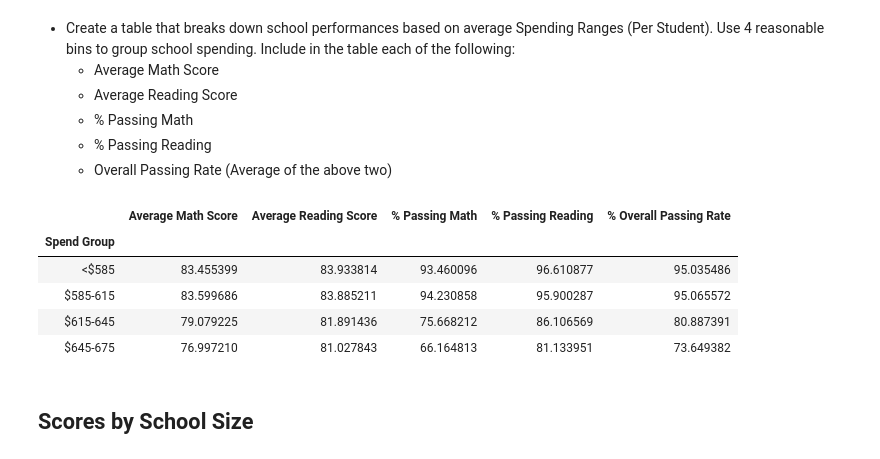
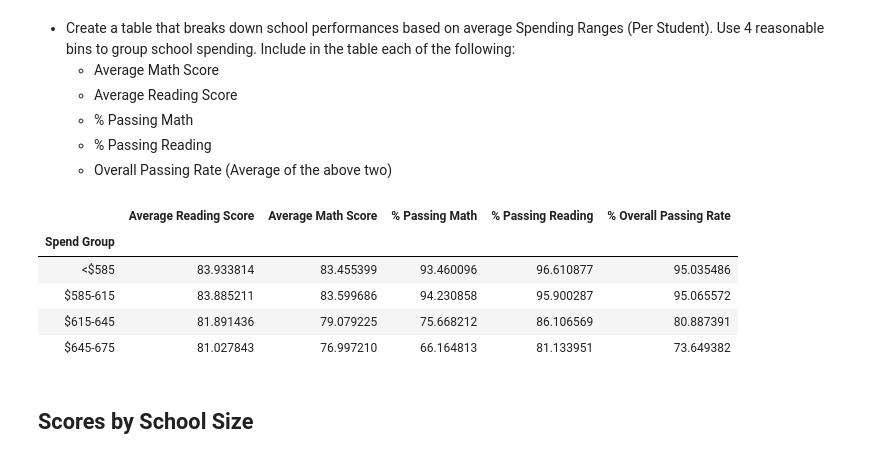
Before and after one commit to ncastal/pandas-challenge, a Jupyter notebook: PyCitySchools/PyCitySchools_starter.ipynb, the cells around one changed output. Cells and saved outputs as stored; diff of their text form; code cells hidden in the pictures.

Commit message:
Finish formatting correctly

```diff
--- a/PyCitySchools/PyCitySchools_starter.ipynb
+++ b/PyCitySchools/PyCitySchools_starter.ipynb
@@ -94,8 +94,5 @@ school_group['% Passing Reading']=(pass_read_group['reading_score']/school_group
 school_group['% Overall Passing Rate']=(school_group['% Passing Math']+school_group['% Passing Reading'])/2
 school_group=school_group.rename(columns={'reading_score':'Average Reading Score','math_score':'Average Math Score','size':'Total Students','budget':'Total School Budget'})
 school_group=school_group.drop(columns=['Student ID','School ID'])
-school_group['Total School Budget']=school_group['Total School Budget'].map('${:,.2f}'.format)
-#school_group['Per Student Budget']=school_group['Per Student Budget'].map('${:,.2f}'.format)
-#school_group['Total Students']=school_group['Total Students'].map('{:.0f}'.format)
-school_group=school_group[["School Type","Total Students","Total School Budget","Per Student Budget","Average Math Score","Average Reading Score","% Passing Math","% Passing Reading","% Overall Passing Rate"]]
-school_group
+school_group_format=school_group
+school_group=school_group.rename(columns={'Per Student Budget':'per_student_budget','Total Students':'total_students'})
@@ -249,15 +255,15 @@ group_names = ["<$585", "$585-615", "$615-645", "$645-675"]
 # %%
-school_group['Spend Group']=pd.cut(school_group['Per Student Budget'],spending_bins,labels=group_names)
+school_group['Spend Group']=pd.cut(school_group['per_student_budget'],spending_bins,labels=group_names)
 spend_group=school_group.groupby('Spend Group').mean()
-spend_group=spend_group.drop(columns=['Per Student Budget','Total Students'])
+spend_group=spend_group.drop(columns=['per_student_budget','total_students','Total School Budget'])
 spend_group
 # %% [output]
-|  | Average Math Score | Average Reading Score | % Passing Math | % Passing Reading | % Overall Passing Rate |
+|  | Average Reading Score | Average Math Score | % Passing Math | % Passing Reading | % Overall Passing Rate |
 | Spend Group |  |  |  |  |  |
-| <$585 | 83.455399 | 83.933814 | 93.460096 | 96.610877 | 95.035486 |
-| $585-615 | 83.599686 | 83.885211 | 94.230858 | 95.900287 | 95.065572 |
-| $615-645 | 79.079225 | 81.891436 | 75.668212 | 86.106569 | 80.887391 |
-| $645-675 | 76.997210 | 81.027843 | 66.164813 | 81.133951 | 73.649382 |
+| <$585 | 83.933814 | 83.455399 | 93.460096 | 96.610877 | 95.035486 |
+| $585-615 | 83.885211 | 83.599686 | 94.230858 | 95.900287 | 95.065572 |
+| $615-645 | 81.891436 | 79.079225 | 75.668212 | 86.106569 | 80.887391 |
+| $645-675 | 81.027843 | 76.997210 | 66.164813 | 81.133951 | 73.649382 |
 # %% [markdown]
 ## Scores by School Size
 # %% [markdown]
```
Also changed, not shown: parts of 10 cells of this notebook.
